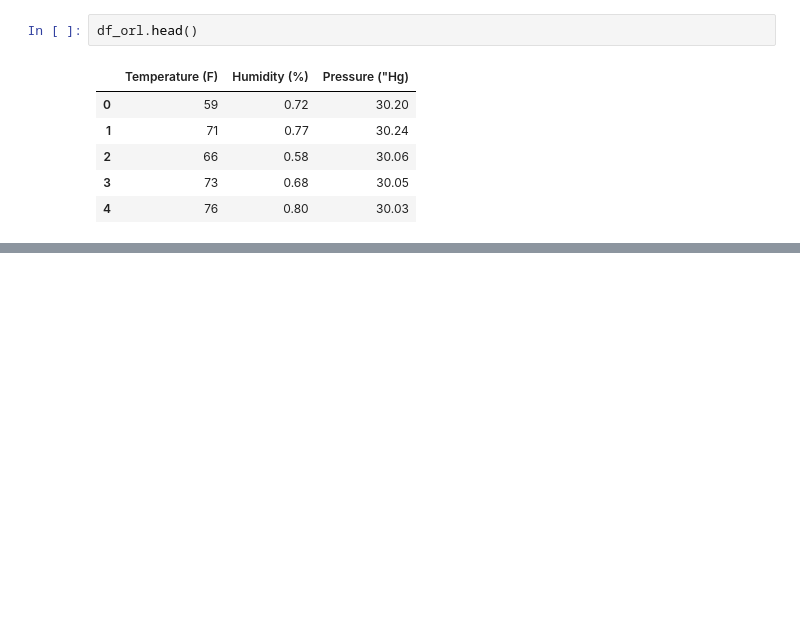
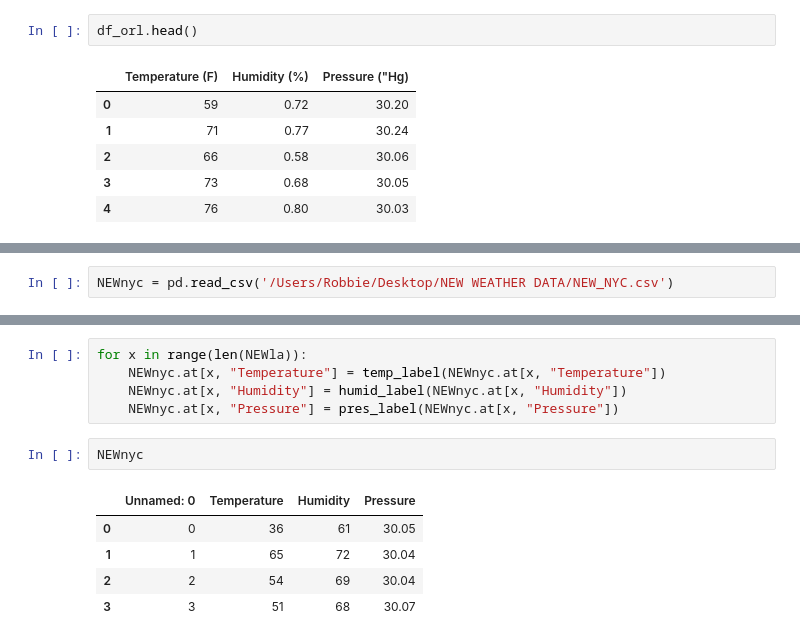
Before and after one commit to adamxkabbara/Paradise-Lost, a Jupyter notebook: Weather Webscraping.ipynb, the cells around one changed output, grey strips where cells are left out. Drawn from its saved outputs; the diff is of its cells as text; blank space fills up the shorter version.

```diff
--- a/Weather Webscraping.ipynb
+++ b/Weather Webscraping.ipynb
@@ -170,0 +390,2 @@ df_orl.head()
+# %%
+NEWnyc = pd.read_csv('/Users/Robbie/Desktop/NEW WEATHER DATA/NEW_NYC.csv')
@@ -170,0 +400,13 @@ df_orl.head()
+# %%
+for x in range(len(NEWla)):
+    NEWnyc.at[x, "Temperature"] = temp_label(NEWnyc.at[x, "Temperature"])
+    NEWnyc.at[x, "Humidity"] = humid_label(NEWnyc.at[x, "Humidity"])
+    NEWnyc.at[x, "Pressure"] = pres_label(NEWnyc.at[x, "Pressure"])
+# %%
+NEWnyc
+# %% [output]
+|  | Unnamed: 0 | Temperature | Humidity | Pressure |
+| 0 | 0 | 36 | 61 | 30.05 |
+| 1 | 1 | 65 | 72 | 30.04 |
+| 2 | 2 | 54 | 69 | 30.04 |
+| 3 | 3 | 51 | 68 | 30.07 |
```
Also changed, not shown: parts of 55 cells of this notebook, 11 other files.
